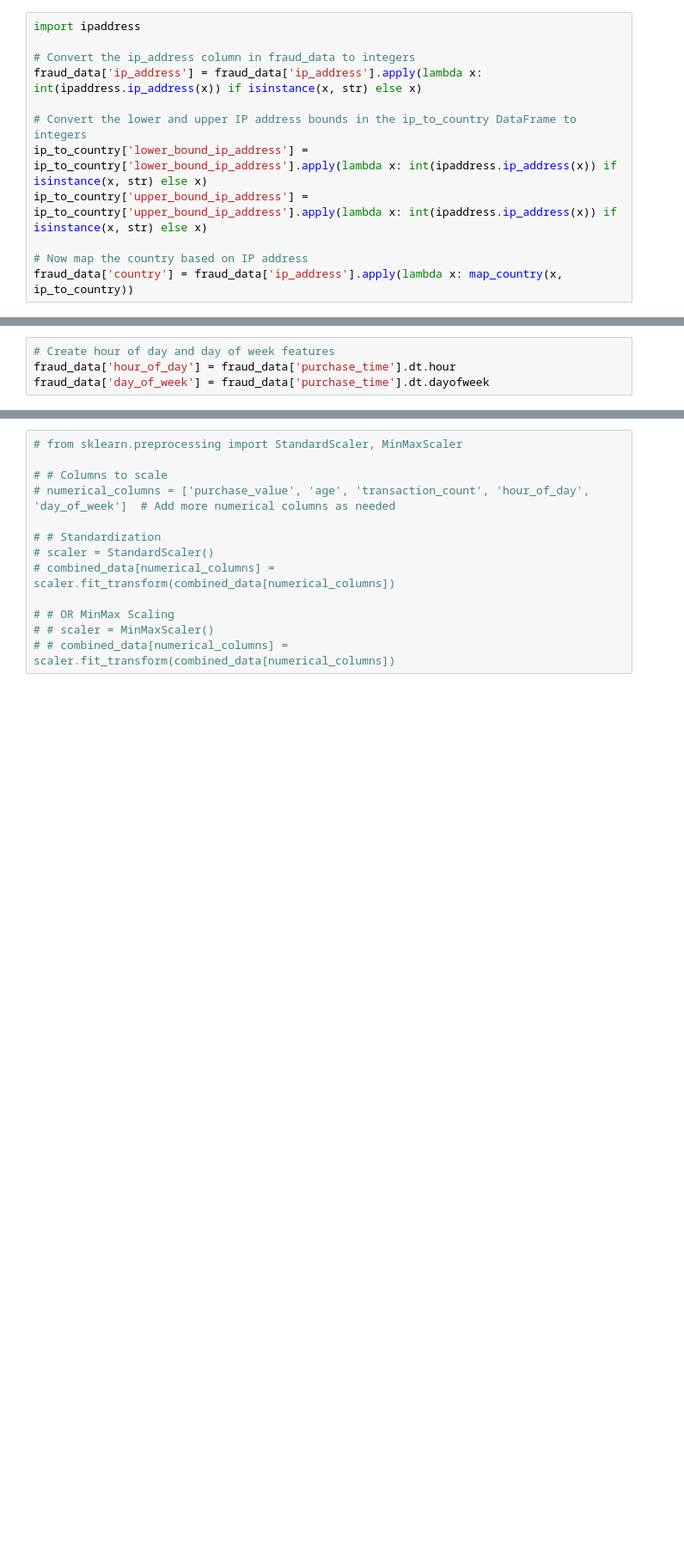
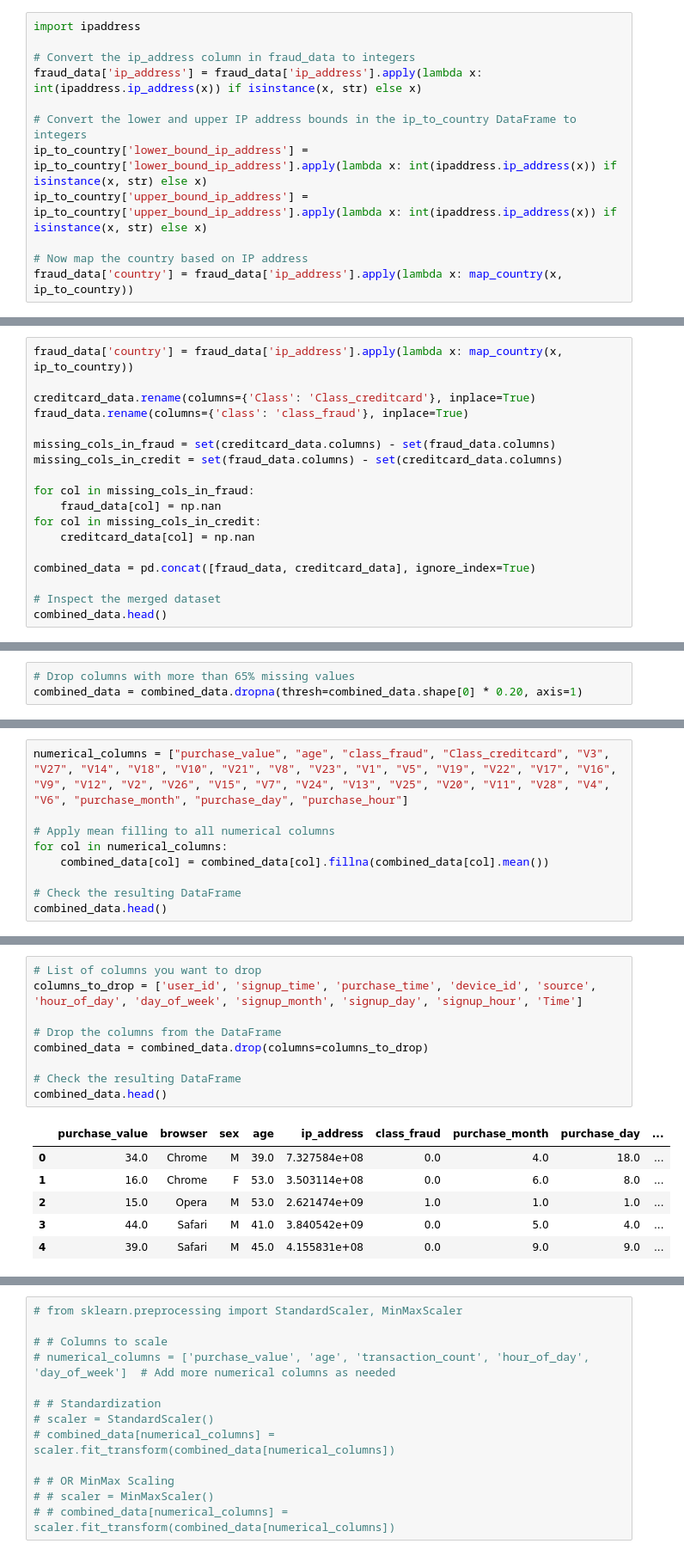
Before and after one commit to Ephrem0001/Fraud-Detection-for-E-Commerce-and-Banking-Transactions---AI-Solutions, a Jupyter notebook: notebooks/EDA.ipynb, the cells around one changed output, grey strips where cells are left out. Shown at 86% size. Cells and saved outputs as stored; diff of their text form; blank space fills up the shorter version.

Commit message:
EDA OF THREE DATASETS.

```diff
--- a/notebooks/EDA.ipynb
+++ b/notebooks/EDA.ipynb
@@ -172,7 +69,3 @@ fraud_data['transaction_count'] = fraud_data.groupby('user_id')['user_id'].trans
-# %%
-# Create hour of day and day of week features
-fraud_data['hour_of_day'] = fraud_data['purchase_time'].dt.hour
-fraud_data['day_of_week'] = fraud_data['purchase_time'].dt.dayofweek
 # %%
 fraud_data.head()
 # %% [output]
@@ -240,0 +78,18 @@ combined_data.head()
+# %%
+fraud_data['country'] = fraud_data['ip_address'].apply(lambda x: map_country(x, ip_to_country))
+
+creditcard_data.rename(columns={'Class': 'Class_creditcard'}, inplace=True)
+fraud_data.rename(columns={'class': 'class_fraud'}, inplace=True)
+
+missing_cols_in_fraud = set(creditcard_data.columns) - set(fraud_data.columns)
+missing_cols_in_credit = set(fraud_data.columns) - set(creditcard_data.columns)
+
+for col in missing_cols_in_fraud:
+    fraud_data[col] = np.nan
+for col in missing_cols_in_credit:
+    creditcard_data[col] = np.nan
+
+combined_data = pd.concat([fraud_data, creditcard_data], ignore_index=True)
+
+# Inspect the merged dataset
+combined_data.head()
@@ -254,0 +117,3 @@ combined_data.sample(10)
+# %%
+# Drop columns with more than 65% missing values
+combined_data = combined_data.dropna(thresh=combined_data.shape[0] * 0.20, axis=1)
@@ -254,0 +137,9 @@ combined_data.sample(10)
+# %%
+numerical_columns = ["purchase_value", "age", "class_fraud", "Class_creditcard", "V3", "V27", "V14", "V18", "V10", "V21", "V8", "V23", "V1", "V5", "V19", "V22", "V17", "V16", "V9", "V12", "V2", "V26", "V15", "V7", "V24", "V13", "V25", "V20", "V11", "V28", "V4", "V6", "purchase_month", "purchase_day", "purchase_hour"]
+
+# Apply mean filling to all numerical columns
+for col in numerical_columns:
+    combined_data[col] = combined_data[col].fillna(combined_data[col].mean())
+
+# Check the resulting DataFrame
+combined_data.head()
@@ -254,0 +153,16 @@ combined_data.sample(10)
+# %%
+# List of columns you want to drop
+columns_to_drop = ['user_id', 'signup_time', 'purchase_time', 'device_id', 'source', 'hour_of_day', 'day_of_week', 'signup_month', 'signup_day', 'signup_hour', 'Time']
+
+# Drop the columns from the DataFrame
+combined_data = combined_data.drop(columns=columns_to_drop)
+
+# Check the resulting DataFrame
+combined_data.head()
+# %% [output]
+|  | purchase_value | browser | sex | age | ip_address | class_fraud | purchase_month | purchase_day | ... |
+| 0 | 34.0 | Chrome | M | 39.0 | 7.327584e+08 | 0.0 | 4.0 | 18.0 | ... |
+| 1 | 16.0 | Chrome | F | 53.0 | 3.503114e+08 | 0.0 | 6.0 | 8.0 | ... |
+| 2 | 15.0 | Opera | M | 53.0 | 2.621474e+09 | 1.0 | 1.0 | 1.0 | ... |
+| 3 | 44.0 | Safari | M | 41.0 | 3.840542e+09 | 0.0 | 5.0 | 4.0 | ... |
+| 4 | 39.0 | Safari | M | 45.0 | 4.155831e+08 | 0.0 | 9.0 | 9.0 | ... |
```
Also changed, not shown: parts of 41 cells of this notebook.
